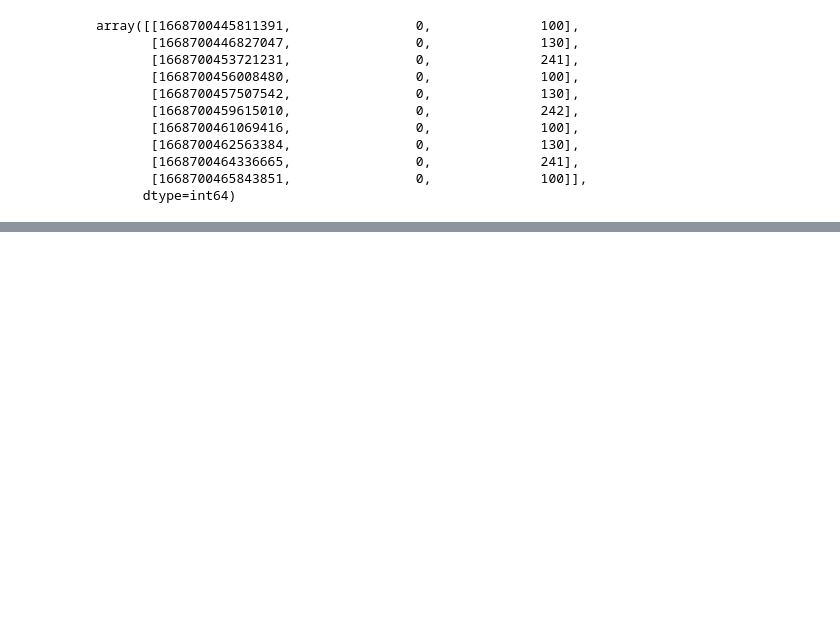
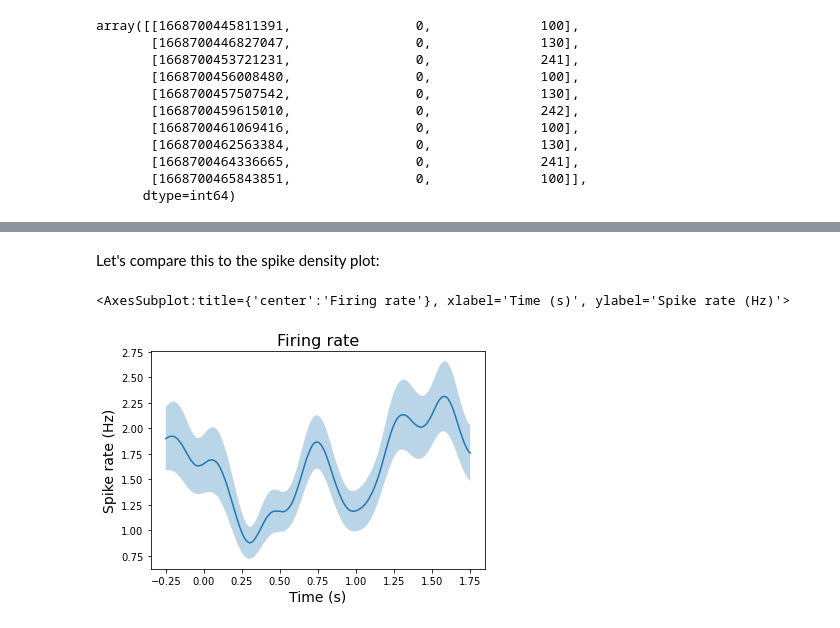
Before and after one commit to labianca/pylabianca, a Jupyter notebook: doc/intro_overview.ipynb, the cells around one changed output, grey strips where cells are left out. Cells and saved outputs as stored; diff of their text form; code cells hidden in the pictures; blank space fills up the shorter version.

```diff
--- a/doc/intro_overview.ipynb
+++ b/doc/intro_overview.ipynb
@@ -117,0 +162,8 @@ In superdual the images are represented by trigger values `110 + image_index`, s
+# %% [markdown]
+Let's compare this to the spike density plot:
+# %%
+fdens = spk_epochs.spike_density(winlen=0.5, picks=4)
+pln.viz.plot_spike_rate(fdens)
+# %% [output]
+<AxesSubplot:title={'center':'Firing rate'}, xlabel='Time (s)', ylabel='Spike rate (Hz)'>
+[figure, added]
```
Also changed, not shown: parts of 36 cells of this notebook.
